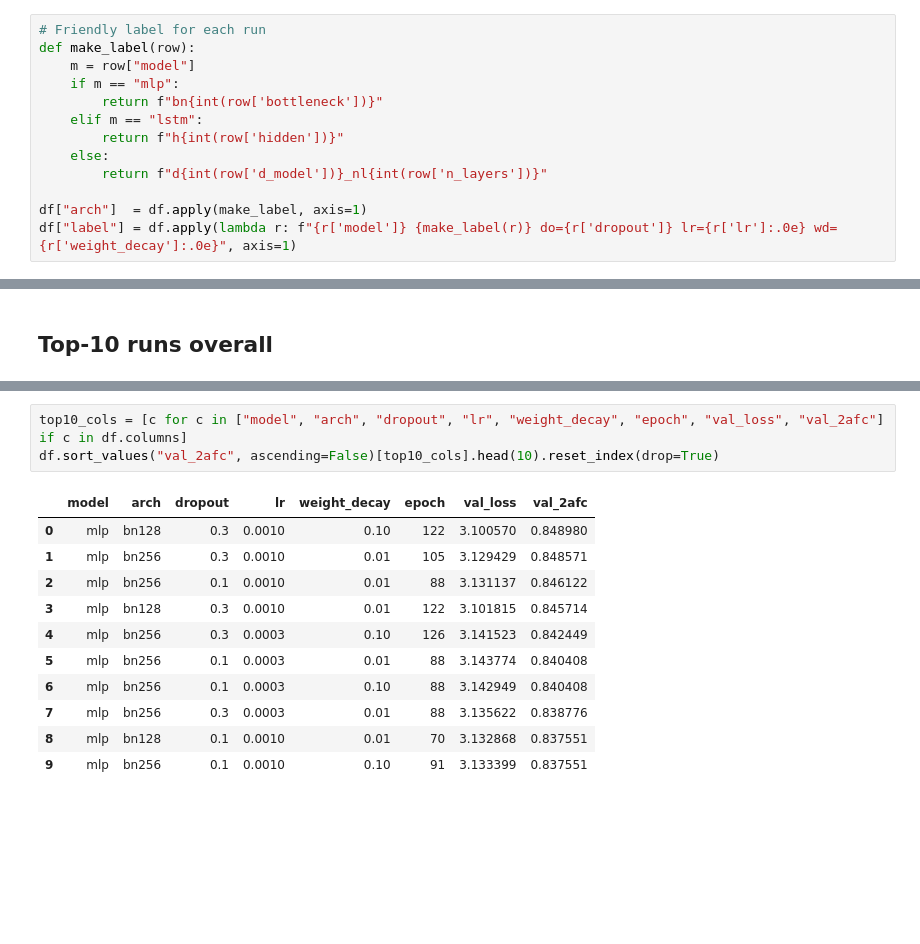
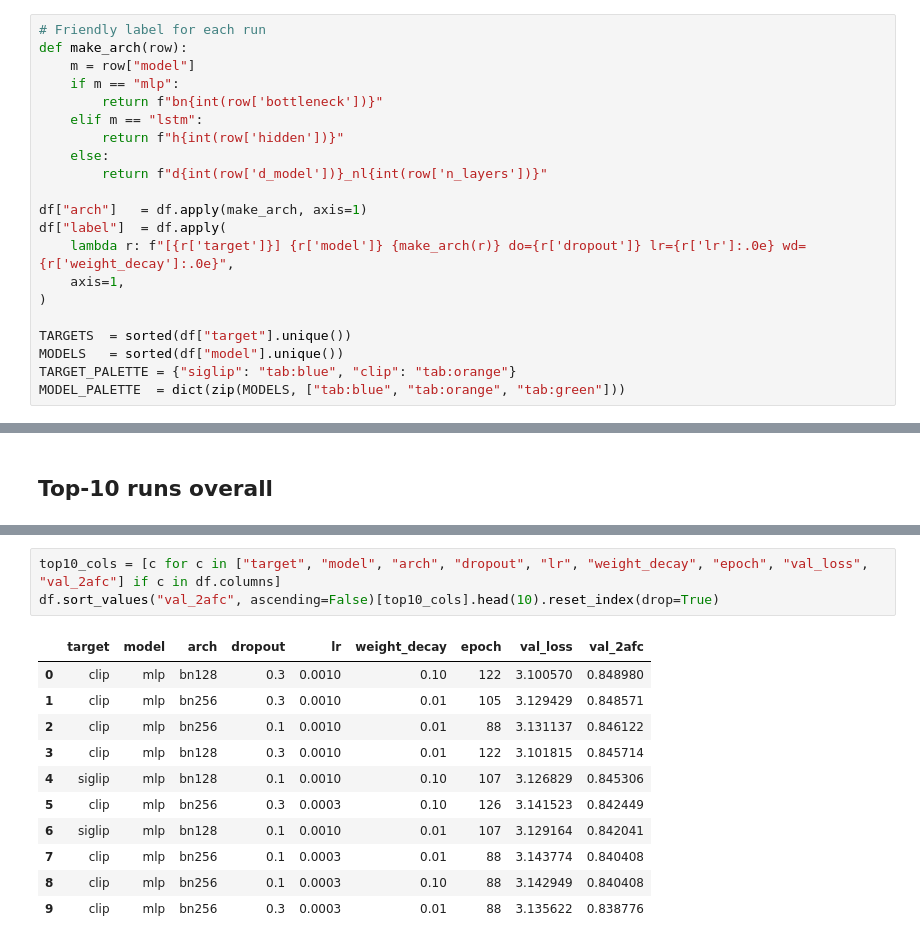
Before and after one commit to YAOJaredz/NeurObjectGen, a Jupyter notebook: notebooks/sweep_results.ipynb, the cells around one changed output, grey strips where cells are left out. Cells and saved outputs as stored; diff of their text form; blank space fills up the shorter version.

```diff
--- a/notebooks/sweep_results.ipynb
+++ b/notebooks/sweep_results.ipynb
@@ -33,6 +70,6 @@ df.head()
 # %%
 # Friendly label for each run
-def make_label(row):
+def make_arch(row):
     m = row["model"]
     if m == "mlp":
         return f"bn{int(row['bottleneck'])}"
@@ -41,6 +78,14 @@ def make_label(row):
     else:
         return f"d{int(row['d_model'])}_nl{int(row['n_layers'])}"
 
-df["arch"]  = df.apply(make_label, axis=1)
-df["label"] = df.apply(lambda r: f"{r['model']} {make_label(r)} do={r['dropout']} lr={r['lr']:.0e} wd={r['weight_decay']:.0e}", axis=1)
+df["arch"]   = df.apply(make_arch, axis=1)
+df["label"]  = df.apply(
+    lambda r: f"[{r['target']}] {r['model']} {make_arch(r)} do={r['dropout']} lr={r['lr']:.0e} wd={r['weight_decay']:.0e}",
+    axis=1,
+)
+
+TARGETS  = sorted(df["target"].unique())
+MODELS   = sorted(df["model"].unique())
+TARGET_PALETTE = {"siglip": "tab:blue", "clip": "tab:orange"}
+MODEL_PALETTE  = dict(zip(MODELS, ["tab:blue", "tab:orange", "tab:green"]))
 # %% [markdown]
@@ -169,15 +257,15 @@ plt.show()
 # %%
-top10_cols = [c for c in ["model", "arch", "dropout", "lr", "weight_decay", "epoch", "val_loss", "val_2afc"] if c in df.columns]
+top10_cols = [c for c in ["target", "model", "arch", "dropout", "lr", "weight_decay", "epoch", "val_loss", "val_2afc"] if c in df.columns]
 df.sort_values("val_2afc", ascending=False)[top10_cols].head(10).reset_index(drop=True)
 # %% [output]
-|  | model | arch | dropout | lr | weight_decay | epoch | val_loss | val_2afc |
-| 0 | mlp | bn128 | 0.3 | 0.0010 | 0.10 | 122 | 3.100570 | 0.848980 |
-| 1 | mlp | bn256 | 0.3 | 0.0010 | 0.01 | 105 | 3.129429 | 0.848571 |
-| 2 | mlp | bn256 | 0.1 | 0.0010 | 0.01 | 88 | 3.131137 | 0.846122 |
-| 3 | mlp | bn128 | 0.3 | 0.0010 | 0.01 | 122 | 3.101815 | 0.845714 |
-| 4 | mlp | bn256 | 0.3 | 0.0003 | 0.10 | 126 | 3.141523 | 0.842449 |
-| 5 | mlp | bn256 | 0.1 | 0.0003 | 0.01 | 88 | 3.143774 | 0.840408 |
-| 6 | mlp | bn256 | 0.1 | 0.0003 | 0.10 | 88 | 3.142949 | 0.840408 |
-| 7 | mlp | bn256 | 0.3 | 0.0003 | 0.01 | 88 | 3.135622 | 0.838776 |
-| 8 | mlp | bn128 | 0.1 | 0.0010 | 0.01 | 70 | 3.132868 | 0.837551 |
-| 9 | mlp | bn256 | 0.1 | 0.0010 | 0.10 | 91 | 3.133399 | 0.837551 |
+|  | target | model | arch | dropout | lr | weight_decay | epoch | val_loss | val_2afc |
+| 0 | clip | mlp | bn128 | 0.3 | 0.0010 | 0.10 | 122 | 3.100570 | 0.848980 |
+| 1 | clip | mlp | bn256 | 0.3 | 0.0010 | 0.01 | 105 | 3.129429 | 0.848571 |
+| 2 | clip | mlp | bn256 | 0.1 | 0.0010 | 0.01 | 88 | 3.131137 | 0.846122 |
+| 3 | clip | mlp | bn128 | 0.3 | 0.0010 | 0.01 | 122 | 3.101815 | 0.845714 |
+| 4 | siglip | mlp | bn128 | 0.1 | 0.0010 | 0.10 | 107 | 3.126829 | 0.845306 |
+| 5 | clip | mlp | bn256 | 0.3 | 0.0003 | 0.10 | 126 | 3.141523 | 0.842449 |
+| 6 | siglip | mlp | bn128 | 0.1 | 0.0010 | 0.01 | 107 | 3.129164 | 0.842041 |
+| 7 | clip | mlp | bn256 | 0.1 | 0.0003 | 0.01 | 88 | 3.143774 | 0.840408 |
+| 8 | clip | mlp | bn256 | 0.1 | 0.0003 | 0.10 | 88 | 3.142949 | 0.840408 |
+| 9 | clip | mlp | bn256 | 0.3 | 0.0003 | 0.01 | 88 | 3.135622 | 0.838776 |
```
Also changed, not shown: parts of 11 cells of this notebook, 5 other files.
